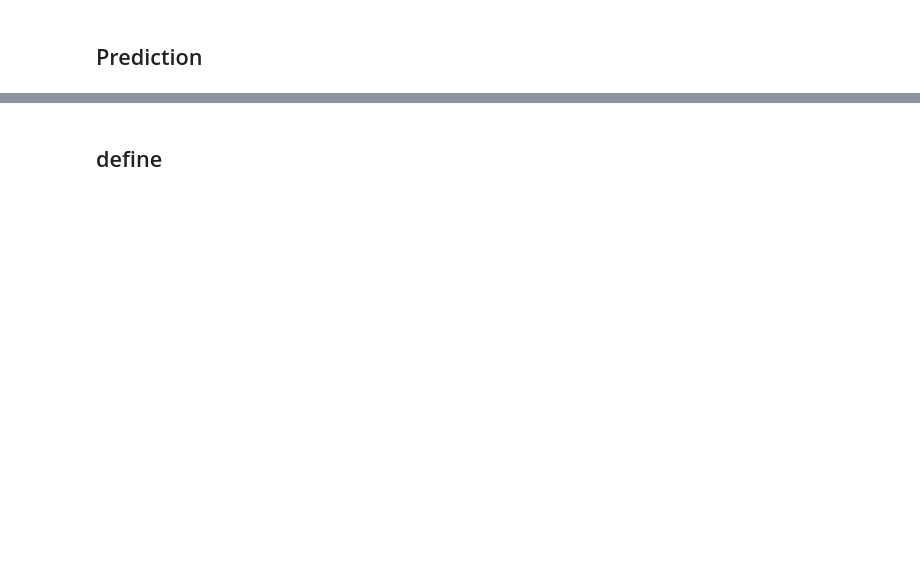
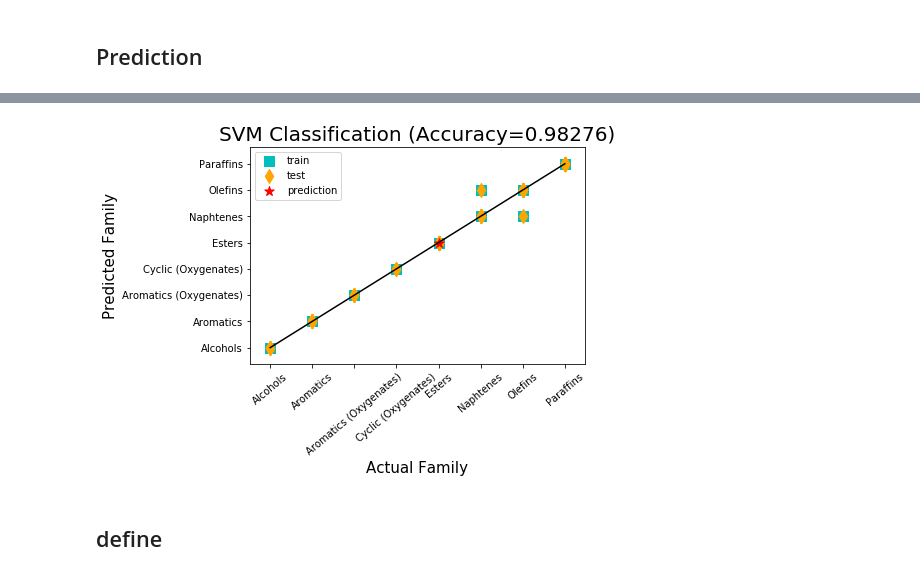
Before and after one commit to Zhangjt9317/Biofuel-Group-Project, a Jupyter notebook: MyProject/Classification_test_fuctions.ipynb, the cells around one changed output, grey strips where cells are left out. Saved outputs shown, nothing was run; the diff lists cells and outputs as text; code cells hidden in the pictures; blank space fills up the shorter version.

```diff
--- a/MyProject/Classification_test_fuctions.ipynb
+++ b/MyProject/Classification_test_fuctions.ipynb
@@ -73,3 +72,7 @@ array(['Esters', 'Alcohols'], dtype=object)
+# %%
+plot_svm(y_pred)
+# %% [output]
+[figure, added]
 # %% [markdown]
 ## define
 # %%
```
Also changed, not shown: parts of 15 cells of this notebook, 1 other file.
